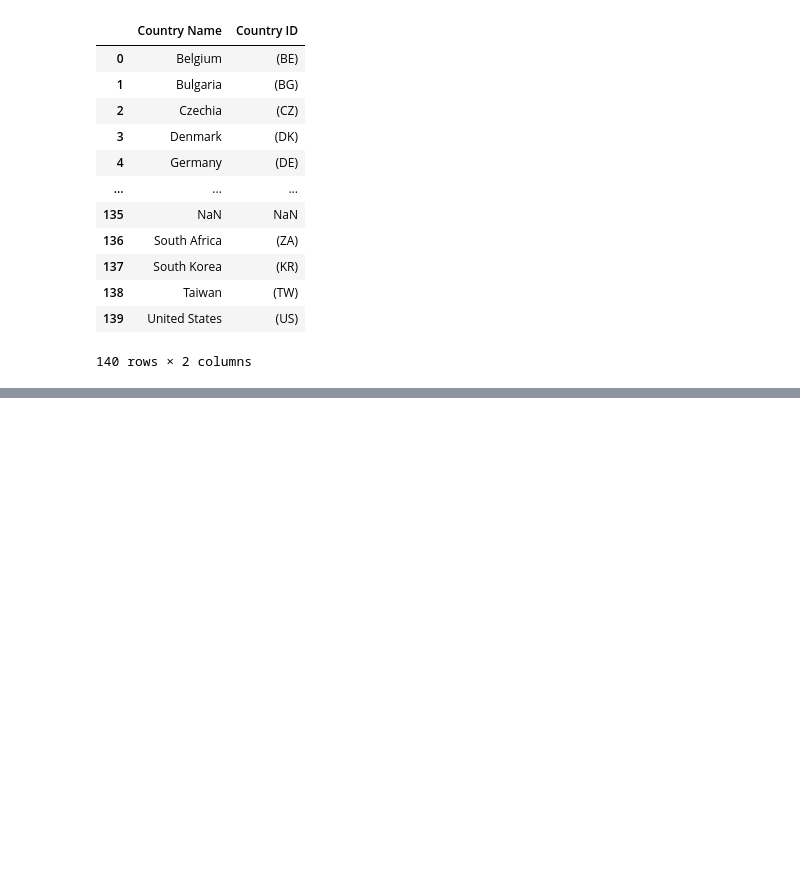
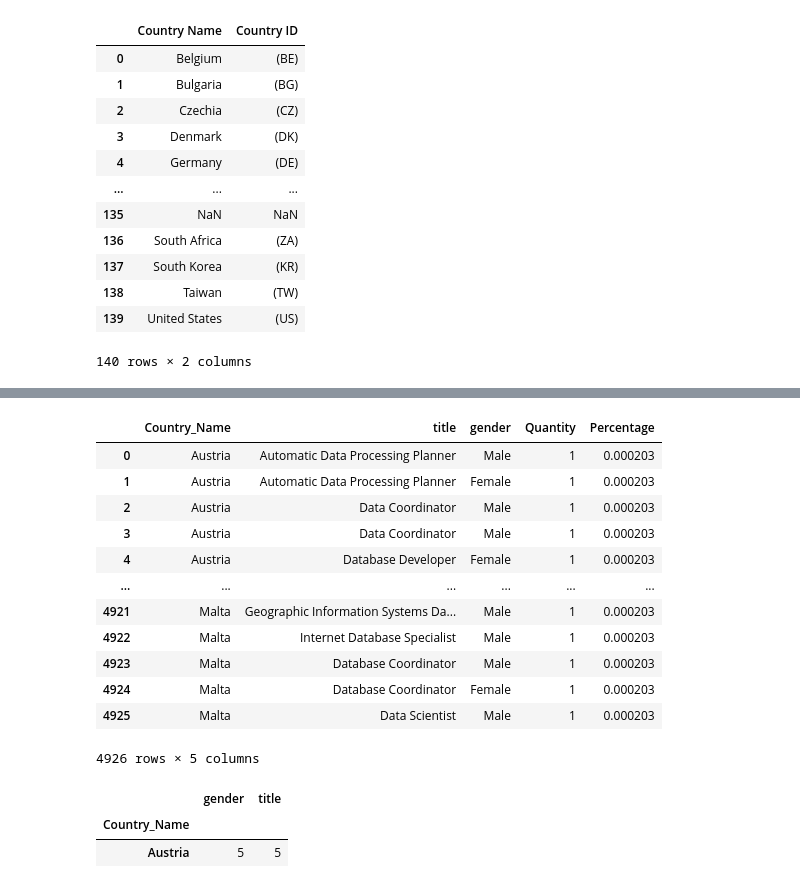
Before and after one commit to alvarogmf/ih_datamadpt1120_project_m1, a Jupyter notebook: notebooks/SQL Tables.ipynb, the cells around one changed output, grey strips where cells are left out. Drawn from its saved outputs; the diff is of its cells as text; code cells hidden in the pictures; blank space fills up the shorter version.

```diff
--- a/notebooks/SQL Tables.ipynb
+++ b/notebooks/SQL Tables.ipynb
@@ -566,0 +678,31 @@ get_countries()
+# %%
+def final_table(main_df, jobs_df, countries_df):
+    merged_jobs = pd.merge(main_df, jobs_df, on="normalized_job_code")
+    merged_countries = pd.merge(merged_jobs, countries_df, on="country_code")
+    merged_countries['Quantity'] = 1
+    merged_countries['Percentage'] = 1 / len(merged_countries)
+    return merged_countries[['Country_Name', 'title', 'gender', 'Quantity', 'Percentage']]
+# %%
+table = final_table(merged_tables, jobs_defined, def_countries)
+table
+# %% [output]
+|  | Country_Name | title | gender | Quantity | Percentage |
+| 0 | Austria | Automatic Data Processing Planner | Male | 1 | 0.000203 |
+| 1 | Austria | Automatic Data Processing Planner | Female | 1 | 0.000203 |
+| 2 | Austria | Data Coordinator | Male | 1 | 0.000203 |
+| 3 | Austria | Data Coordinator | Male | 1 | 0.000203 |
+| 4 | Austria | Database Developer | Female | 1 | 0.000203 |
+| ... | ... | ... | ... | ... | ... |
+| 4921 | Malta | Geographic Information Systems Da... | Male | 1 | 0.000203 |
+| 4922 | Malta | Internet Database Specialist | Male | 1 | 0.000203 |
+| 4923 | Malta | Database Coordinator | Male | 1 | 0.000203 |
+| 4924 | Malta | Database Coordinator | Female | 1 | 0.000203 |
+| 4925 | Malta | Data Scientist | Male | 1 | 0.000203 |
+4926 rows × 5 columns
+# %%
+new_table = table.groupby('Country_Name').count()[['gender', 'title']]
+new_table
+# %% [output]
+|  | gender | title |
+| Country_Name |  |  |
+| Austria | 5 | 5 |
```
Also changed, not shown: parts of 18 cells of this notebook, 6 other files.
